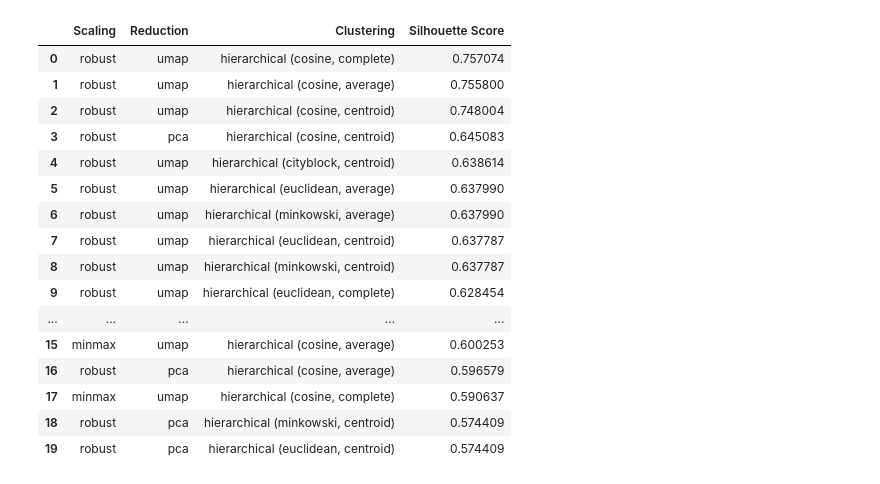
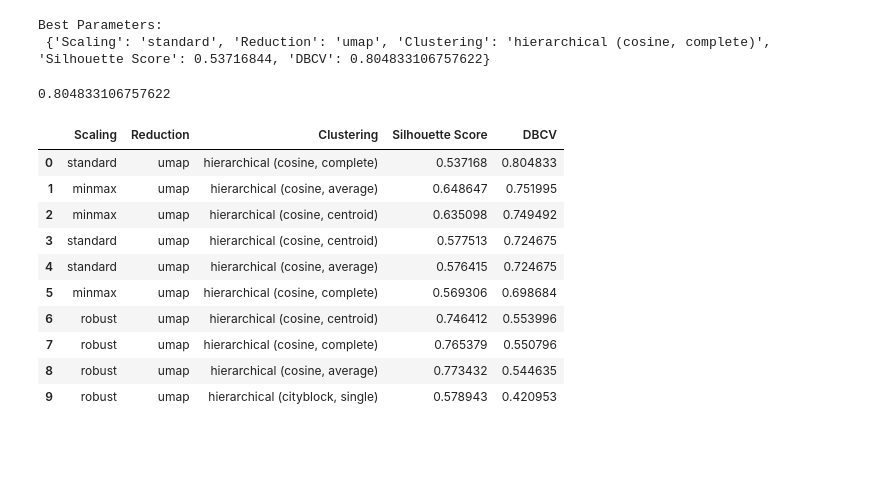
Before and after one commit to jsuaverd/COMP254-Assignments, a Jupyter notebook: clustering_combination.ipynb, the cells around one changed output. Drawn from its saved outputs; the diff is of its cells as text; code cells hidden in the pictures; blank space fills up the shorter version.

Commit message:
Add DBCV metric

```diff
--- a/clustering_combination.ipynb
+++ b/clustering_combination.ipynb
@@ -94,6 +82,6 @@ kmeans robust, umap, 0.6262760162353516
 # %%
 from sklearn.metrics import silhouette_score
-from scipy.spatial.distance import pdist, squareform
+from scipy.spatial.distance import pdist, squareform, euclidean, cityblock, cosine, minkowski
 from scipy.cluster.hierarchy import linkage, dendrogram, fcluster
 
 
@@ -106,7 +94,15 @@ def cluster_hierarchical(data, method='average', metric='euclidean'):
     clusters = fcluster(distances, 20, criterion='maxclust')
     # Compute the silhouette score
     score = silhouette_score(data, clusters, metric=metric)
-    return score
+    if metric == 'euclidean':
+        dbcv = DBCV(data, clusters, dist_function=euclidean)
+    elif metric == 'cityblock':
+        dbcv = DBCV(data, clusters, dist_function=cityblock)
+    elif metric == 'cosine':
+        dbcv = DBCV(data, clusters, dist_function=cosine)
+    elif metric == 'minkowski':
+        dbcv = DBCV(data, clusters, dist_function=minkowski)
+    return score, dbcv
 # %%
 scaling_methods = ['standard', 'minmax', 'robust']
 reduction_methods = ['pca', 'umap']
@@ -127,6 +123,7 @@ for scale in scaling_methods:
                     'Scaling': scale,
                     'Reduction': reduction,
                     'Clustering': f'hierarchical ({metric}, {method})',
-                    'Silhouette Score': score
+                    'Silhouette Score': score[0],
+                    'DBCV': score[1]
                 })
 # %% [output]
@@ -158,10 +155,9 @@ def cluster_gmm(data):
     labels = model.predict(data)
     # Calculate the silhouette score
     score = silhouette_score(data, labels)
-    return score
+    dbcv = DBCV(data, labels)
+    return score, dbcv
 # %%
-
-
 for scale in scaling_methods:
     data_scaled = apply_scaling(X_train, method=scale)
     for reduction in reduction_methods:
@@ -172,6 +168,7 @@ for scale in scaling_methods:
             'Scaling': scale,
             'Reduction': reduction,
             'Clustering': 'GMM',
-            'Silhouette Score': score
+            'Silhouette Score': score[0],
+            'DBCV': score[1]
         })
 # %% [output]
@@ -191,22 +197,34 @@ Best Parameters:
+# %%
+import math
+
+# Filter results to include only entries with valid (non-nan, non-None) DBCV values
+valid_results = [entry for entry in results if entry.get("DBCV") is not None and not math.isnan(entry["DBCV"])]
+
+# Find the entry with the maximum DBCV
+if valid_results:
+    best_params = max(valid_results, key=lambda x: x["DBCV"])
+    print("Best Parameters:\n", best_params)
+else:
+    print("No valid DBCV values found.")
+# %% [output]
+Best Parameters:
+ {'Scaling': 'standard', 'Reduction': 'umap', 'Clustering': 'hierarchical (cosine, complete)', 'Silhouette Score': 0.53716844, 'DBCV': 0.804833106757622}
+# %%
+max_dbcv = df_results['DBCV'].dropna().max()
+# %% [output]
+0.804833106757622
 # %%
 # Convert results to DataFrame
-df_results = pd.DataFrame(results)
-df_results.sort_values(by = "Silhouette Score", ascending=False).head(20).reset_index(drop=True)
+df_results.sort_values(by = ["DBCV"], ascending=[False]).head(10).reset_index(drop=True)
 # %% [output]
-|  | Scaling | Reduction | Clustering | Silhouette Score |
-| 0 | robust | umap | hierarchical (cosine, complete) | 0.757074 |
-| 1 | robust | umap | hierarchical (cosine, average) | 0.755800 |
-| 2 | robust | umap | hierarchical (cosine, centroid) | 0.748004 |
-| 3 | robust | pca | hierarchical (cosine, centroid) | 0.645083 |
-| 4 | robust | umap | hierarchical (cityblock, centroid) | 0.638614 |
-| 5 | robust | umap | hierarchical (euclidean, average) | 0.637990 |
-| 6 | robust | umap | hierarchical (minkowski, average) | 0.637990 |
-| 7 | robust | umap | hierarchical (euclidean, centroid) | 0.637787 |
-| 8 | robust | umap | hierarchical (minkowski, centroid) | 0.637787 |
-| 9 | robust | umap | hierarchical (euclidean, complete) | 0.628454 |
-| ... | ... | ... | ... | ... |
-| 15 | minmax | umap | hierarchical (cosine, average) | 0.600253 |
-| 16 | robust | pca | hierarchical (cosine, average) | 0.596579 |
-| 17 | minmax | umap | hierarchical (cosine, complete) | 0.590637 |
-| 18 | robust | pca | hierarchical (minkowski, centroid) | 0.574409 |
-| 19 | robust | pca | hierarchical (euclidean, centroid) | 0.574409 |
+|  | Scaling | Reduction | Clustering | Silhouette Score | DBCV |
+| 0 | standard | umap | hierarchical (cosine, complete) | 0.537168 | 0.804833 |
+| 1 | minmax | umap | hierarchical (cosine, average) | 0.648647 | 0.751995 |
+| 2 | minmax | umap | hierarchical (cosine, centroid) | 0.635098 | 0.749492 |
+| 3 | standard | umap | hierarchical (cosine, centroid) | 0.577513 | 0.724675 |
+| 4 | standard | umap | hierarchical (cosine, average) | 0.576415 | 0.724675 |
+| 5 | minmax | umap | hierarchical (cosine, complete) | 0.569306 | 0.698684 |
+| 6 | robust | umap | hierarchical (cosine, centroid) | 0.746412 | 0.553996 |
+| 7 | robust | umap | hierarchical (cosine, complete) | 0.765379 | 0.550796 |
+| 8 | robust | umap | hierarchical (cosine, average) | 0.773432 | 0.544635 |
+| 9 | robust | umap | hierarchical (cityblock, single) | 0.578943 | 0.420953 |
```
Also changed, not shown: parts of 20 cells of this notebook, 5 other files.
